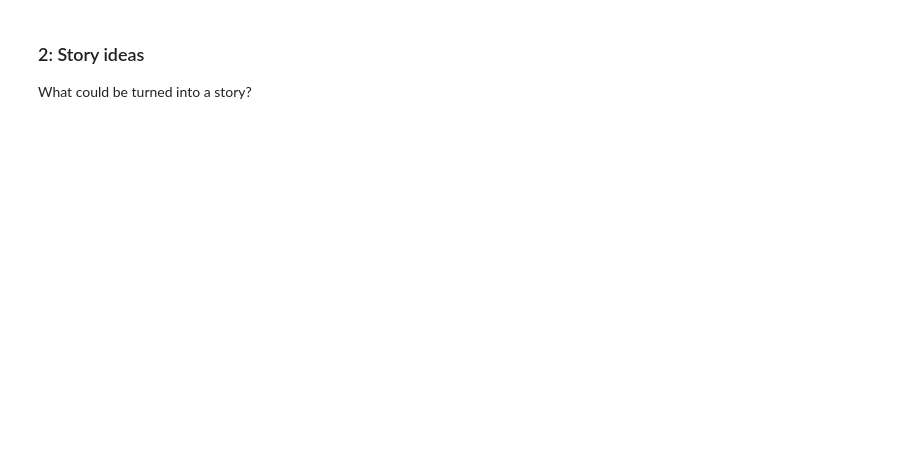
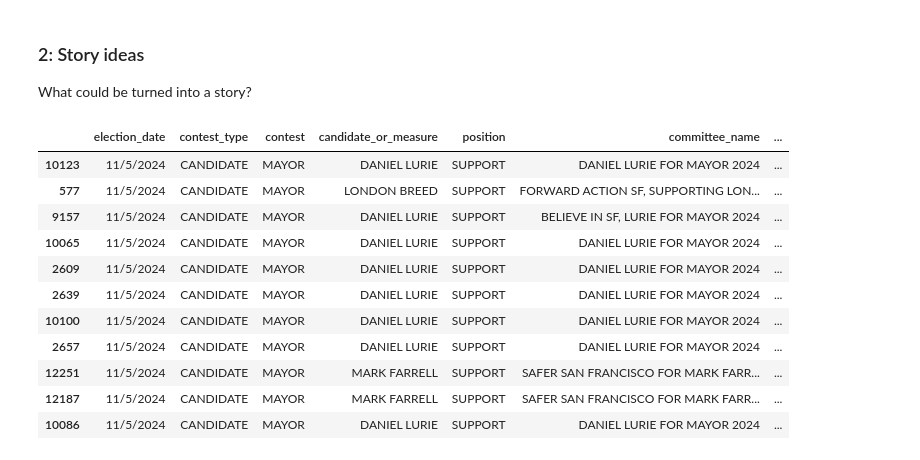
Before and after one commit to lmcglynn/NICAR25-campaign-finance, a Jupyter notebook: nov-24-election.ipynb, the cells around one changed output. Drawn from its saved outputs; the diff is of its cells as text; code cells hidden in the pictures; blank space fills up the shorter version.

```diff
--- a/nov-24-election.ipynb
+++ b/nov-24-election.ipynb
@@ -136,3 +137,20 @@ df[(df.name == 'DANIEL LURIE') & (df.candidate_or_measure == 'DANIEL LURIE')].am
 ### 2: Story ideas
 
 What could be turned into a story?
+# %%
+df_sorted = df.sort_values(by=["amount"],ascending=False)
+df_sorted['amount'] = df_sorted['amount'].apply(lambda x: '${:,.0f}'.format(x))
+df_sorted.head(11)
+# %% [output]
+|  | election_date | contest_type | contest | candidate_or_measure | position | committee_name | ... |
+| 10123 | 11/5/2024 | CANDIDATE | MAYOR | DANIEL LURIE | SUPPORT | DANIEL LURIE FOR MAYOR 2024 | ... |
+| 577 | 11/5/2024 | CANDIDATE | MAYOR | LONDON BREED | SUPPORT | FORWARD ACTION SF, SUPPORTING LON... | ... |
+| 9157 | 11/5/2024 | CANDIDATE | MAYOR | DANIEL LURIE | SUPPORT | BELIEVE IN SF, LURIE FOR MAYOR 2024 | ... |
+| 10065 | 11/5/2024 | CANDIDATE | MAYOR | DANIEL LURIE | SUPPORT | DANIEL LURIE FOR MAYOR 2024 | ... |
+| 2609 | 11/5/2024 | CANDIDATE | MAYOR | DANIEL LURIE | SUPPORT | DANIEL LURIE FOR MAYOR 2024 | ... |
+| 2639 | 11/5/2024 | CANDIDATE | MAYOR | DANIEL LURIE | SUPPORT | DANIEL LURIE FOR MAYOR 2024 | ... |
+| 10100 | 11/5/2024 | CANDIDATE | MAYOR | DANIEL LURIE | SUPPORT | DANIEL LURIE FOR MAYOR 2024 | ... |
+| 2657 | 11/5/2024 | CANDIDATE | MAYOR | DANIEL LURIE | SUPPORT | DANIEL LURIE FOR MAYOR 2024 | ... |
+| 12251 | 11/5/2024 | CANDIDATE | MAYOR | MARK FARRELL | SUPPORT | SAFER SAN FRANCISCO FOR MARK FARR... | ... |
+| 12187 | 11/5/2024 | CANDIDATE | MAYOR | MARK FARRELL | SUPPORT | SAFER SAN FRANCISCO FOR MARK FARR... | ... |
+| 10086 | 11/5/2024 | CANDIDATE | MAYOR | DANIEL LURIE | SUPPORT | DANIEL LURIE FOR MAYOR 2024 | ... |
```
Also changed, not shown: parts of 4 cells of this notebook.
